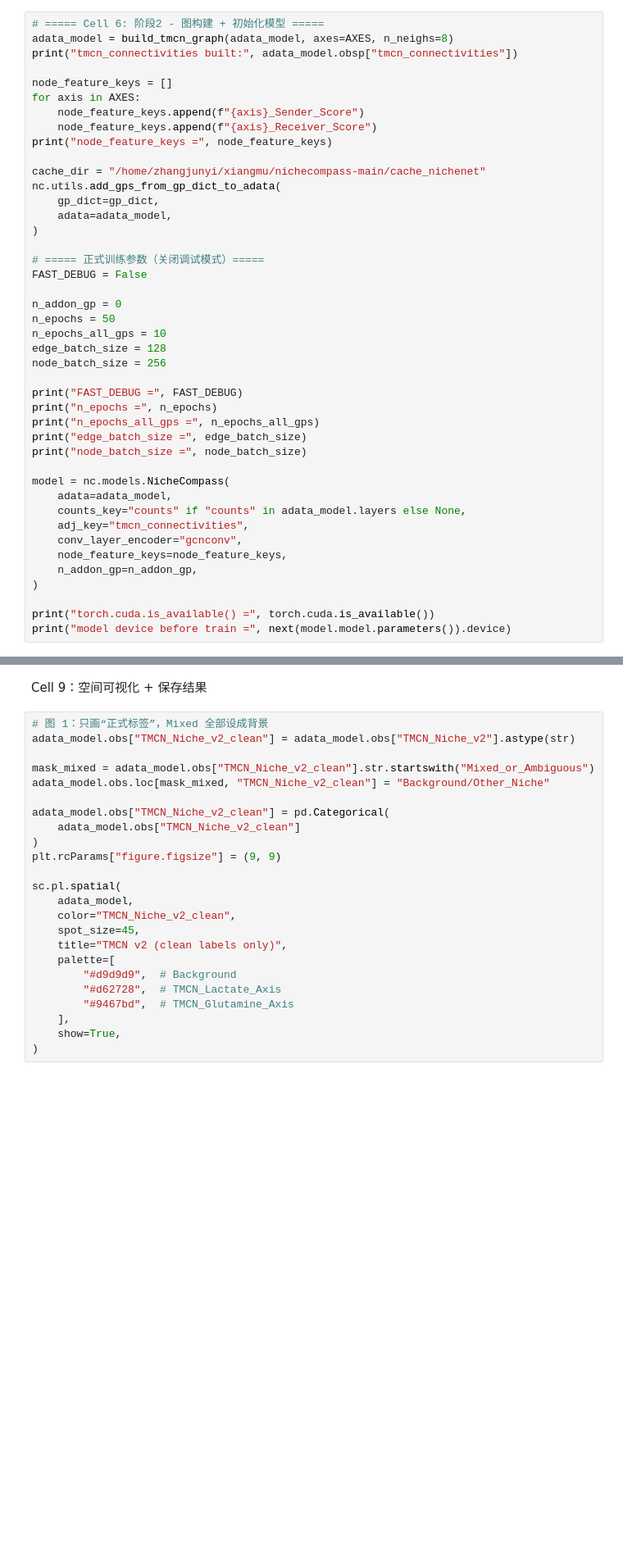
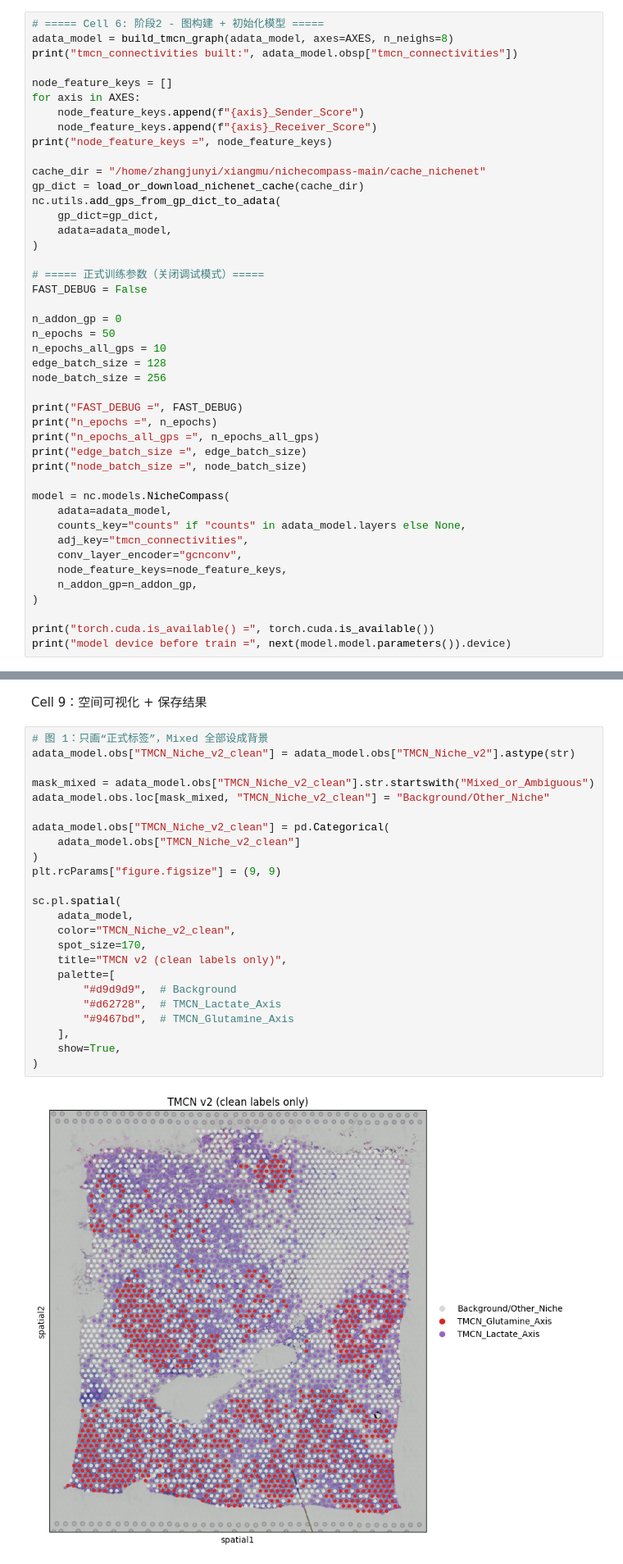
Before and after one commit to Zjyandlsl/NicheCompass-main, a Jupyter notebook: TuMeNiche/src/my/ViHBC_run_nichecompass.ipynb, the cells around one changed output, grey strips where cells are left out. Shown at 82% size. Saved outputs shown, nothing was run; the diff lists cells and outputs as text; blank space fills up the shorter version.

```diff
--- a/TuMeNiche/src/my/ViHBC_run_nichecompass.ipynb
+++ b/TuMeNiche/src/my/ViHBC_run_nichecompass.ipynb
@@ -815,6 +815,7 @@ for axis in AXES:
 print("node_feature_keys =", node_feature_keys)
 
 cache_dir = "/home/zhangjunyi/xiangmu/nichecompass-main/cache_nichenet"
+gp_dict = load_or_download_nichenet_cache(cache_dir)
 nc.utils.add_gps_from_gp_dict_to_adata(
     gp_dict=gp_dict,
     adata=adata_model,
@@ -1024,27 +1110,29 @@ Cell 9：空间可视化 + 保存结果
 # %%
 # 图 1：只画“正式标签”，Mixed 全部设成背景
 adata_model.obs["TMCN_Niche_v2_clean"] = adata_model.obs["TMCN_Niche_v2"].astype(str)
 
 mask_mixed = adata_model.obs["TMCN_Niche_v2_clean"].str.startswith("Mixed_or_Ambiguous")
 adata_model.obs.loc[mask_mixed, "TMCN_Niche_v2_clean"] = "Background/Other_Niche"
 
 adata_model.obs["TMCN_Niche_v2_clean"] = pd.Categorical(
     adata_model.obs["TMCN_Niche_v2_clean"]
 )
 plt.rcParams["figure.figsize"] = (9, 9)
 
 sc.pl.spatial(
     adata_model,
     color="TMCN_Niche_v2_clean",
-    spot_size=45,
+    spot_size=170,
     title="TMCN v2 (clean labels only)",
     palette=[
         "#d9d9d9",  # Background
         "#d62728",  # TMCN_Lactate_Axis
         "#9467bd",  # TMCN_Glutamine_Axis
     ],
     show=True,
 )
+# %% [output]
+[figure, added]
 # %%
 # 图 2：只看主轴，不看 Mixed / TMCN 文字
 # 就是只看：
```
Also changed, not shown: parts of 5 cells of this notebook, 1 other file.
